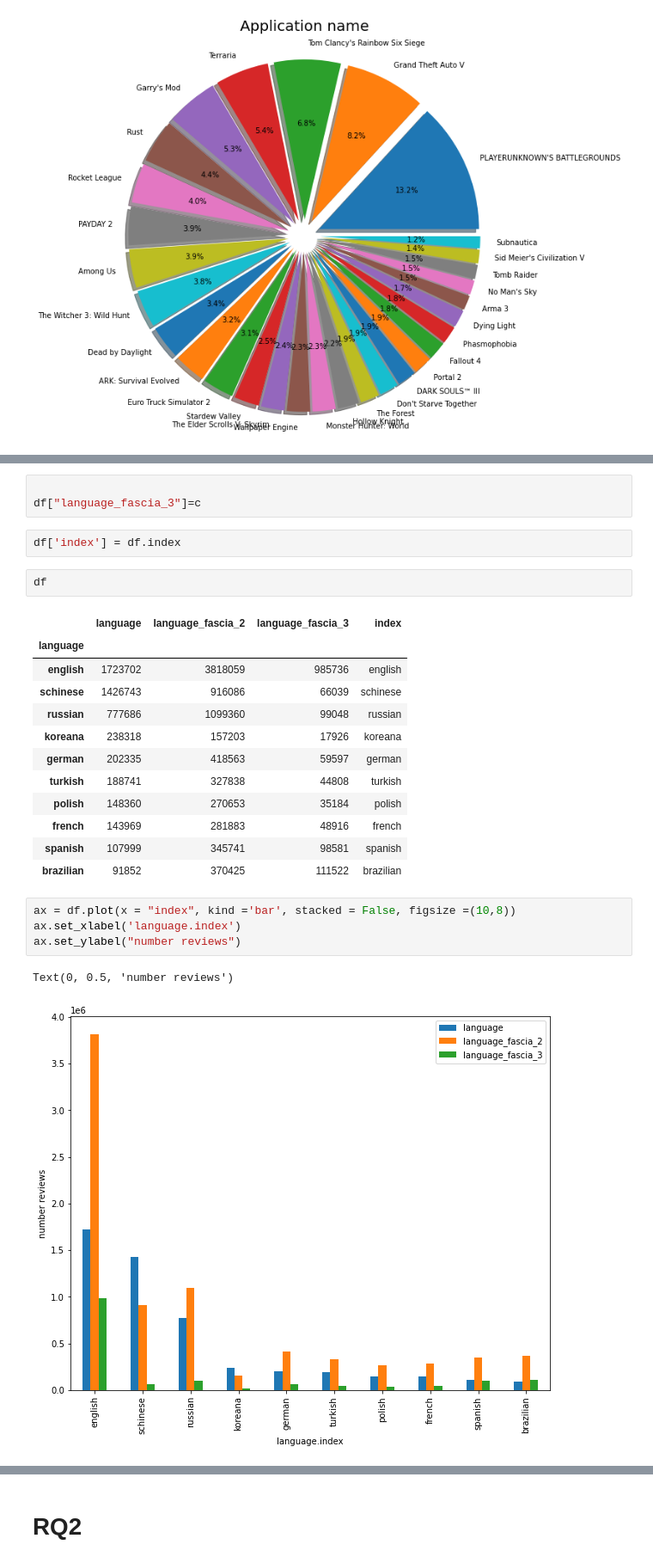
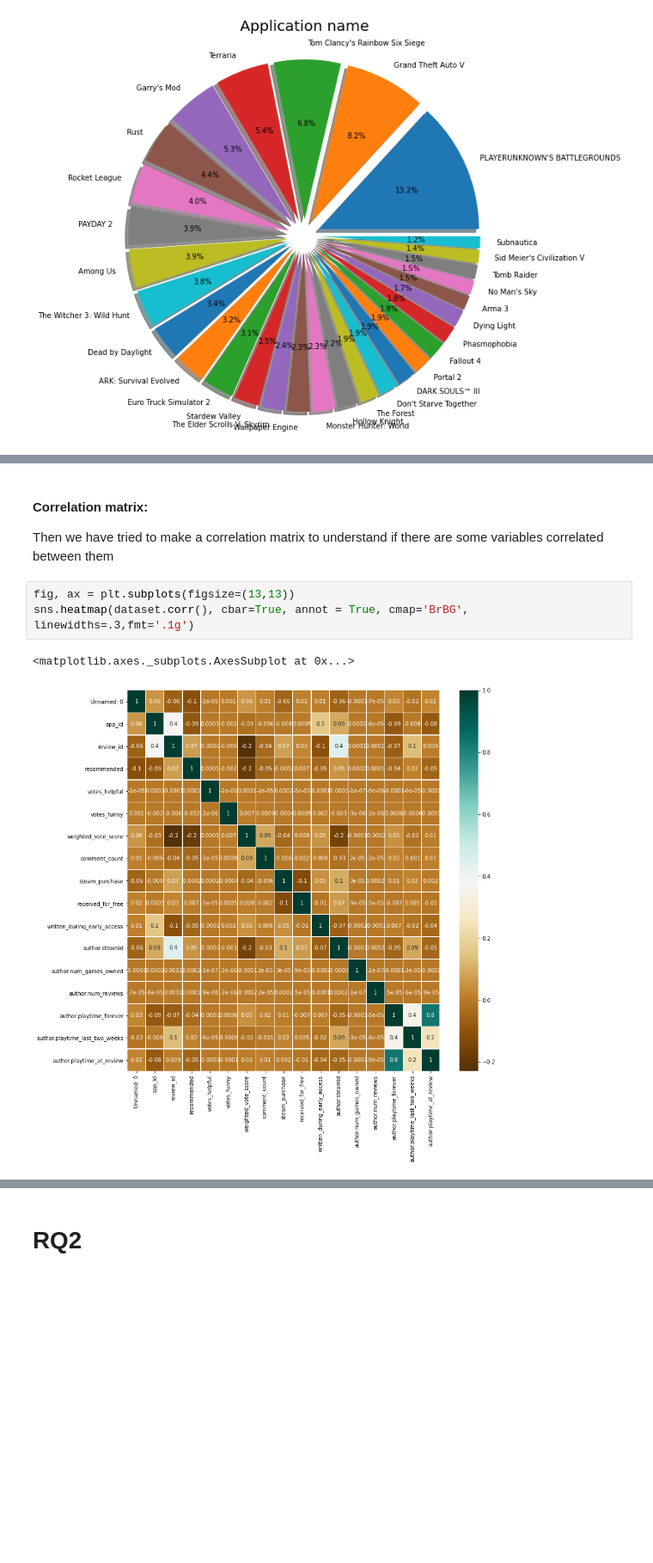
Before and after one commit to michele1783/ADM-HW2, a Jupyter notebook: Homework_2.ipynb, the cells around one changed output, grey strips where cells are left out. Shown: that part at 86% size. Cells and saved outputs as stored; diff of their text form; blank space fills up the shorter version.

```diff
--- a/Homework_2.ipynb
+++ b/Homework_2.ipynb
@@ -213,27 +96,9 @@ df
-# %%
-
-df["language_fascia_3"]=c
-# %%
-df['index'] = df.index
-# %%
-df
-# %% [output]
-|  | language | language_fascia_2 | language_fascia_3 | index |
-| language |  |  |  |  |
-| english | 1723702 | 3818059 | 985736 | english |
-| schinese | 1426743 | 916086 | 66039 | schinese |
-| russian | 777686 | 1099360 | 99048 | russian |
-| koreana | 238318 | 157203 | 17926 | koreana |
-| german | 202335 | 418563 | 59597 | german |
-| turkish | 188741 | 327838 | 44808 | turkish |
-| polish | 148360 | 270653 | 35184 | polish |
-| french | 143969 | 281883 | 48916 | french |
-| spanish | 107999 | 345741 | 98581 | spanish |
-| brazilian | 91852 | 370425 | 111522 | brazilian |
-# %%
-ax = df.plot(x = "index", kind ='bar', stacked = False, figsize =(10,8))
-ax.set_xlabel('language.index')
-ax.set_ylabel("number reviews")
-# %% [output]
-Text(0, 0.5, 'number reviews')
-[figure, removed]
+# %% [markdown]
+#### Correlation matrix:
+Then we have tried to make a correlation matrix to understand if there are some variables correlated between them
+# %%
+fig, ax = plt.subplots(figsize=(13,13))
+sns.heatmap(dataset.corr(), cbar=True, annot = True, cmap='BrBG', linewidths=.3,fmt='.1g')
+# %% [output]
+<matplotlib.axes._subplots.AxesSubplot at 0x...>
+[figure, added]
```
Also changed, not shown: parts of 169 cells of this notebook.
